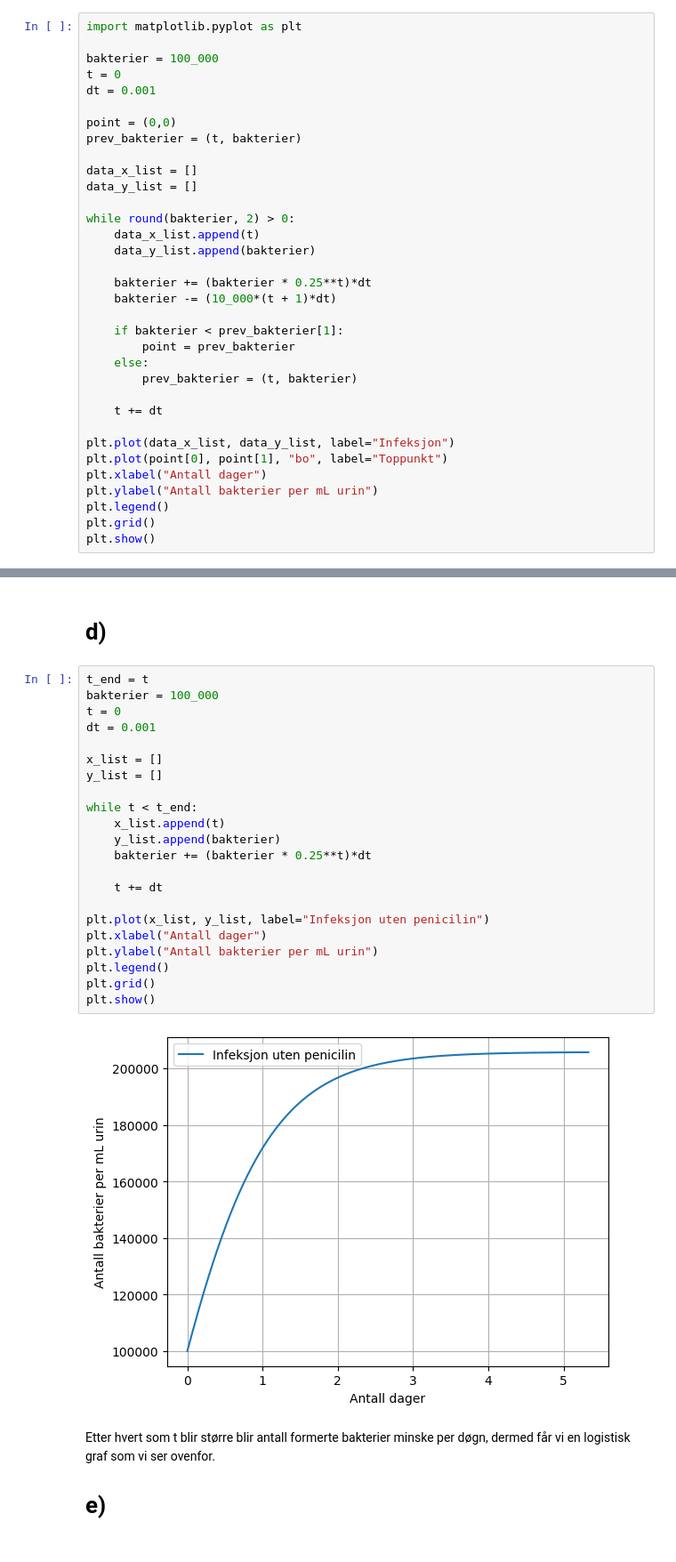
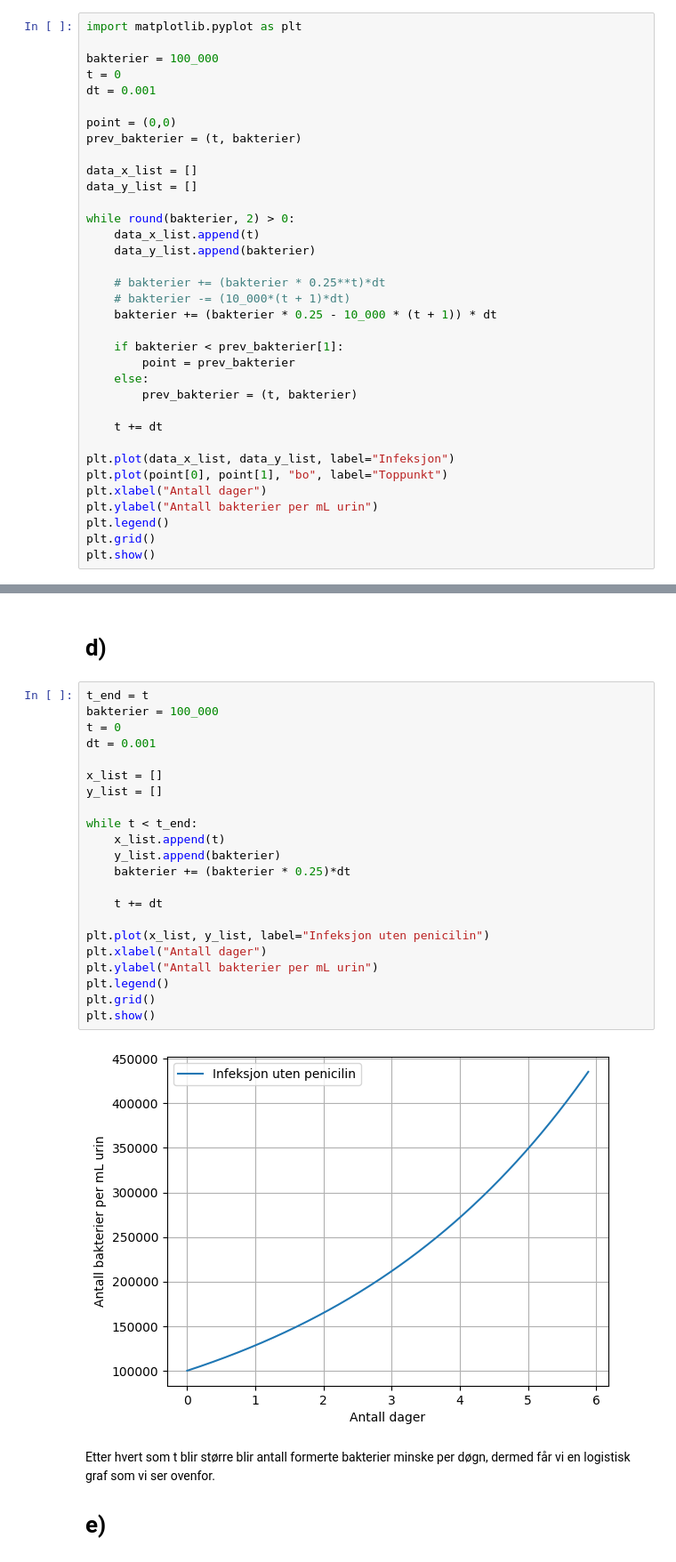
Before and after one commit to ProgMod-X/Oppgaver, a Jupyter notebook: Innleveringer-Prøver/rohaanSolve.ipynb, the cells around one changed output, grey strips where cells are left out. Shown at 89% size. Drawn from its saved outputs; the diff is of its cells as text.

```diff
--- a/Innleveringer-Prøver/rohaanSolve.ipynb
+++ b/Innleveringer-Prøver/rohaanSolve.ipynb
@@ -17,8 +17,9 @@ while round(bakterier, 2) > 0:
     data_x_list.append(t)
     data_y_list.append(bakterier)
 
-    bakterier += (bakterier * 0.25**t)*dt
-    bakterier -= (10_000*(t + 1)*dt)
+    # bakterier += (bakterier * 0.25**t)*dt
+    # bakterier -= (10_000*(t + 1)*dt)
+    bakterier += (bakterier * 0.25 - 10_000 * (t + 1)) * dt
 
     if bakterier < prev_bakterier[1]:
         point = prev_bakterier
@@ -41,27 +42,27 @@ plt.show()
 # %%
 t_end = t
 bakterier = 100_000
 t = 0
 dt = 0.001
 
 x_list = []
 y_list = []
 
 while t < t_end:
     x_list.append(t)
     y_list.append(bakterier)
-    bakterier += (bakterier * 0.25**t)*dt
+    bakterier += (bakterier * 0.25)*dt
 
     t += dt
 
 plt.plot(x_list, y_list, label="Infeksjon uten penicilin")
 plt.xlabel("Antall dager")
 plt.ylabel("Antall bakterier per mL urin")
 plt.legend()
 plt.grid()
 plt.show()
 # %% [output]
-[figure, old version]
+[figure, new version]
 # %% [markdown]
 Etter hvert som t blir større blir antall formerte bakterier minske per døgn, dermed får vi en logistisk graf som vi ser ovenfor.
 
```
Also changed, not shown: parts of 3 cells of this notebook, 1 other file.
